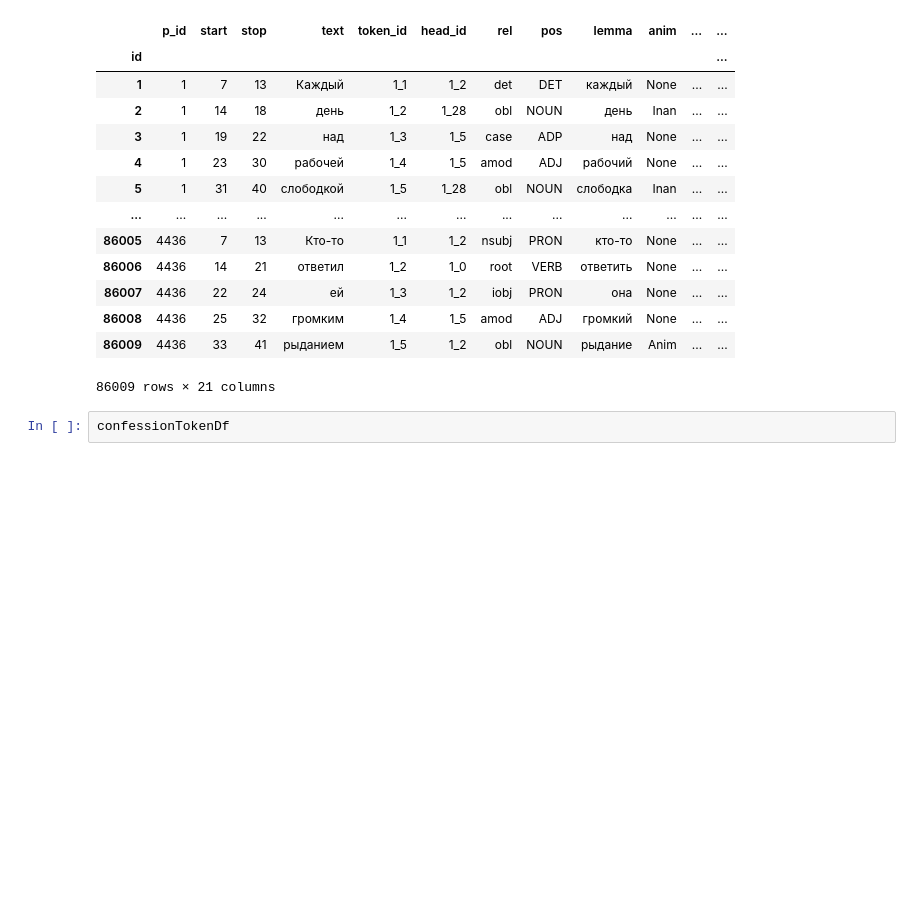
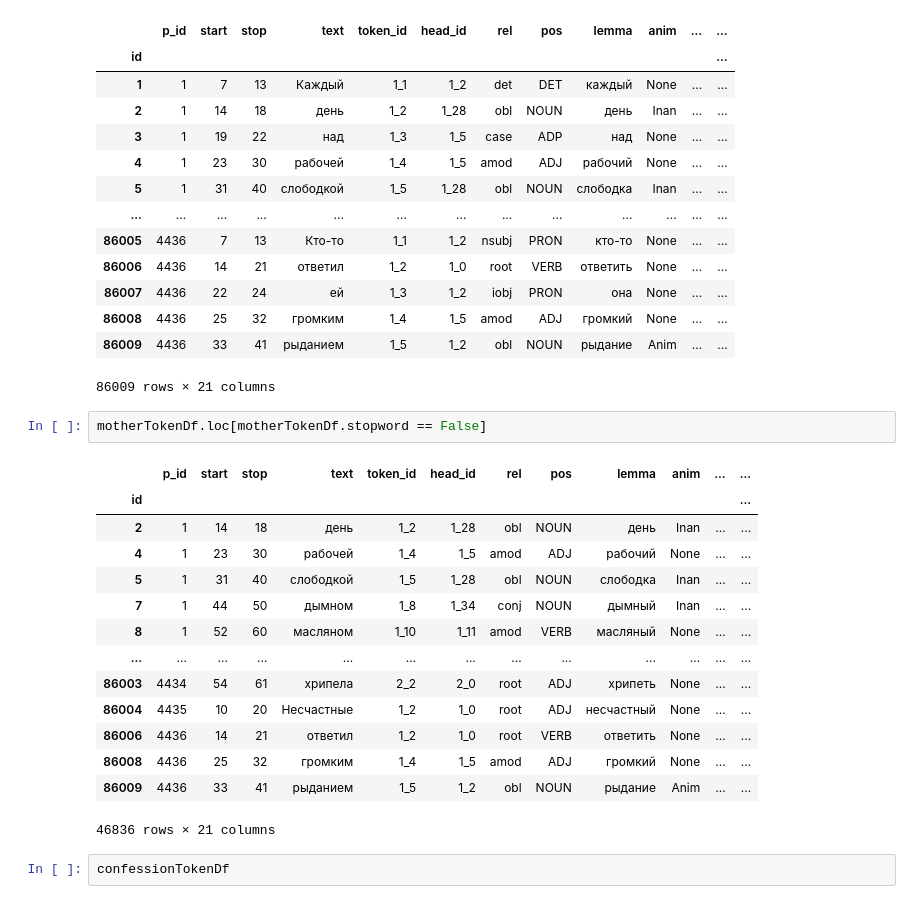
Before and after one commit to kollektivminds/russian-literary-bible, a Jupyter notebook: codebase/MotherBible.ipynb, the cells around one changed output. Drawn from its saved outputs; the diff is of its cells as text; blank space fills up the shorter version.

```diff
--- a/codebase/MotherBible.ipynb
+++ b/codebase/MotherBible.ipynb
@@ -88,6 +107,23 @@ motherTokenDf#.set_index(['p_id','token_id'])
 | 86008 | 4436 | 25 | 32 | громким | 1_4 | 1_5 | amod | ADJ | громкий | None | ... | ... |
 | 86009 | 4436 | 33 | 41 | рыданием | 1_5 | 1_2 | obl | NOUN | рыдание | Anim | ... | ... |
 86009 rows × 21 columns
+# %%
+motherTokenDf.loc[motherTokenDf.stopword == False]
+# %% [output]
+|  | p_id | start | stop | text | token_id | head_id | rel | pos | lemma | anim | ... | ... |
+| id |  |  |  |  |  |  |  |  |  |  |  | ... |
+| 2 | 1 | 14 | 18 | день | 1_2 | 1_28 | obl | NOUN | день | Inan | ... | ... |
+| 4 | 1 | 23 | 30 | рабочей | 1_4 | 1_5 | amod | ADJ | рабочий | None | ... | ... |
+| 5 | 1 | 31 | 40 | слободкой | 1_5 | 1_28 | obl | NOUN | слободка | Inan | ... | ... |
+| 7 | 1 | 44 | 50 | дымном | 1_8 | 1_34 | conj | NOUN | дымный | Inan | ... | ... |
+| 8 | 1 | 52 | 60 | масляном | 1_10 | 1_11 | amod | VERB | масляный | None | ... | ... |
+| ... | ... | ... | ... | ... | ... | ... | ... | ... | ... | ... | ... | ... |
+| 86003 | 4434 | 54 | 61 | хрипела | 2_2 | 2_0 | root | ADJ | хрипеть | None | ... | ... |
+| 86004 | 4435 | 10 | 20 | Несчастные | 1_2 | 1_0 | root | ADJ | несчастный | None | ... | ... |
+| 86006 | 4436 | 14 | 21 | ответил | 1_2 | 1_0 | root | VERB | ответить | None | ... | ... |
+| 86008 | 4436 | 25 | 32 | громким | 1_4 | 1_5 | amod | ADJ | громкий | None | ... | ... |
+| 86009 | 4436 | 33 | 41 | рыданием | 1_5 | 1_2 | obl | NOUN | рыдание | Anim | ... | ... |
+46836 rows × 21 columns
 # %%
 confessionTokenDf
 # %% [output]
```
Also changed, not shown: parts of 29 cells of this notebook, 1 other file.
